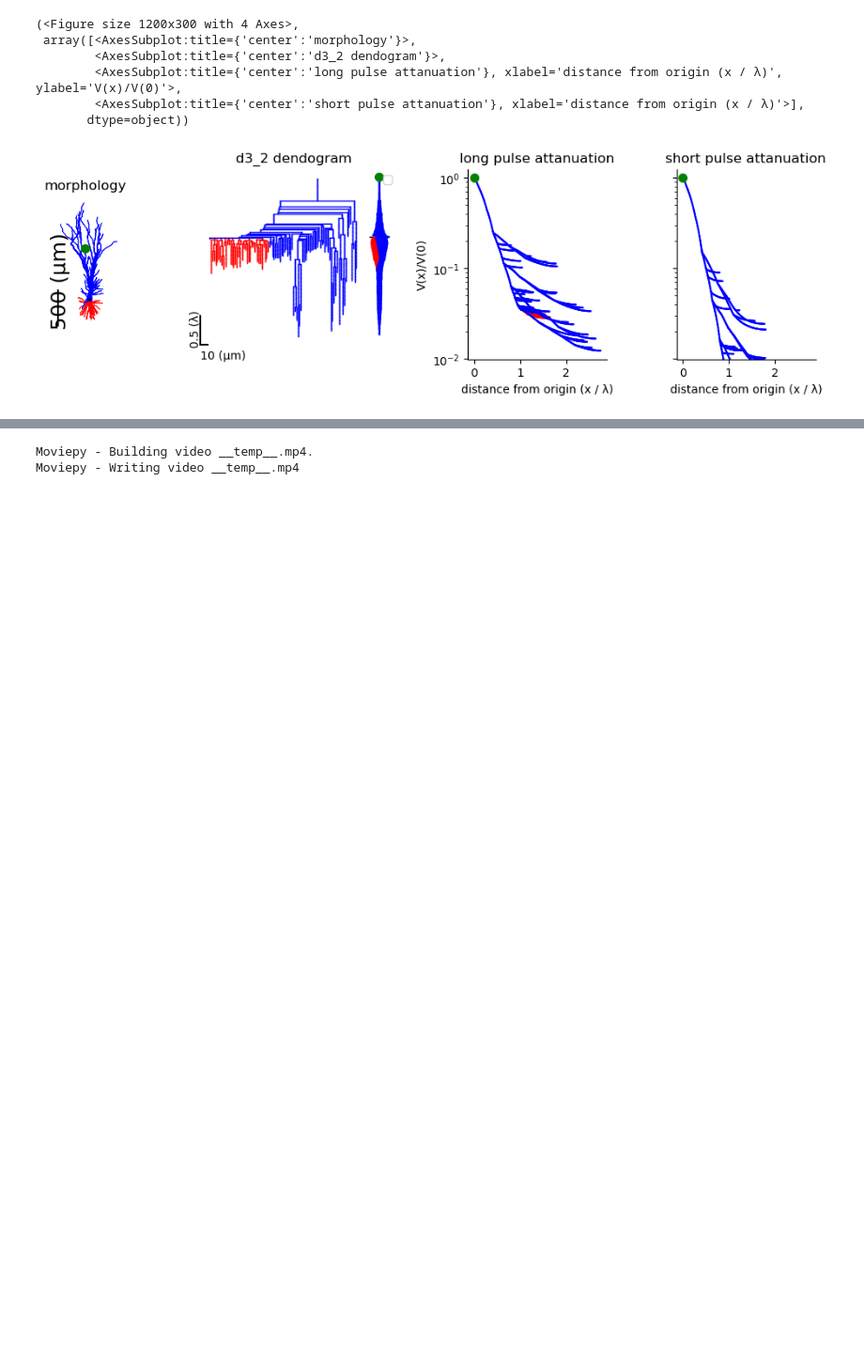
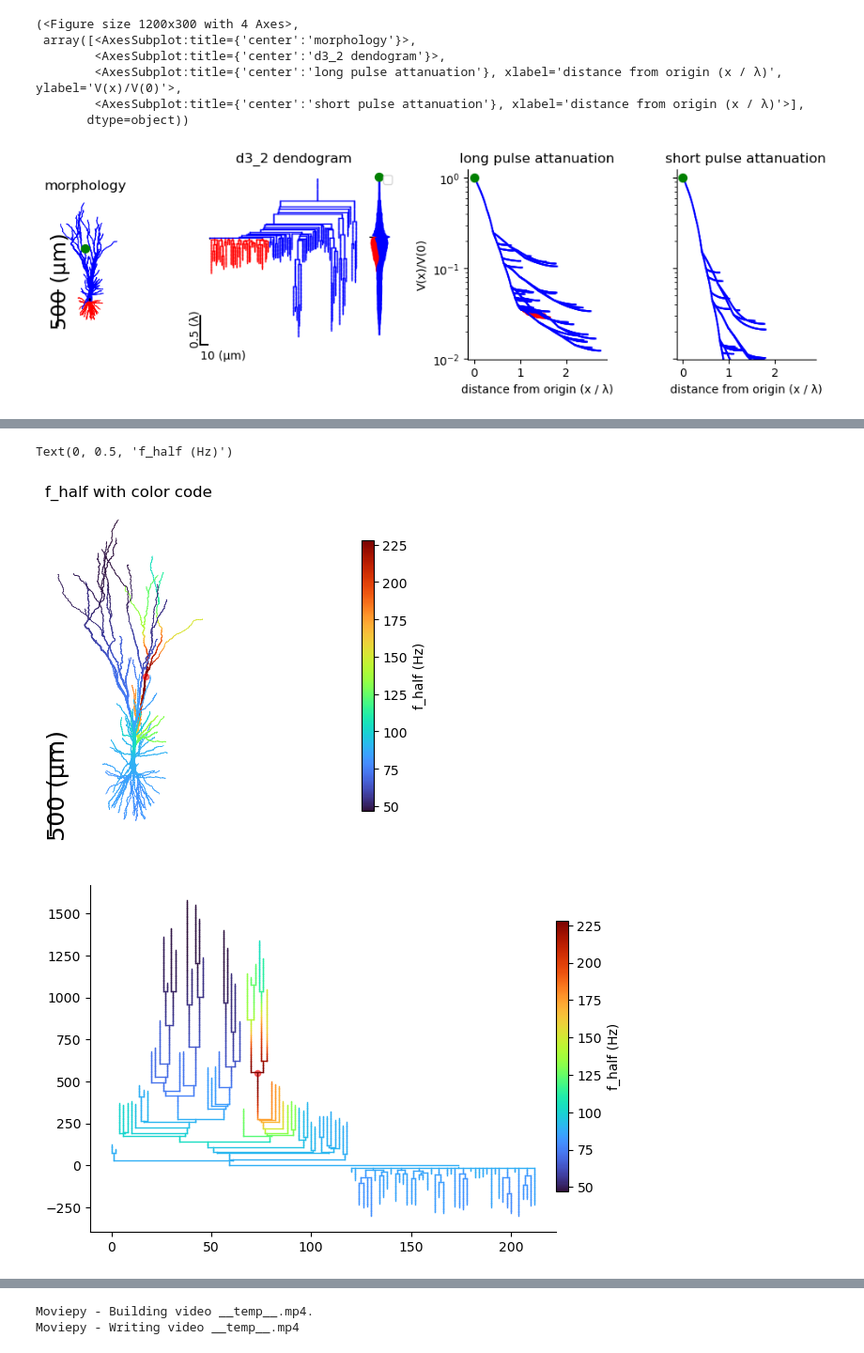
Before and after one commit to YoniLeibner/Neuron_analysis_tool, a Jupyter notebook: Neuron_analysis_tool/example.ipynb, the cells around one changed output, grey strips where cells are left out. Shown at 94% size. Saved outputs shown, nothing was run; the diff lists cells and outputs as text; code cells hidden in the pictures; blank space fills up the shorter version.

```diff
--- a/Neuron_analysis_tool/example.ipynb
+++ b/Neuron_analysis_tool/example.ipynb
@@ -66,0 +66,33 @@ Text(0, 0.5, 'Rin (M ohm)')
+# %%
+hot_spots = [list(analyser.cell.apic[43])[-1], list(analyser.cell.apic[64])[-1], list(analyser.cell.apic[77])[-1]]
+
+freqs = np.concatenate([np.arange(0, 1, 0.05), np.arange(1, 10, 0.1), np.arange(10, 1000,1)])
+def transfer_freq(seg1, seg2, freqs = freqs):
+    imp = h.Impedance(seg1.x, sec=seg1.sec)
+    imp.loc(seg1.x, sec=seg1.sec)
+    transfer = []
+    for freq in freqs:
+        imp.compute(freq)
+        transfer.append(imp.transfer(seg2.x, sec=seg2.sec))
+    return freqs, np.array(transfer)
+# %%
+
+def f_half(seg):
+    f, R_tr = transfer_freq(seg, hot_spots[0])
+    f_half = f[R_tr<R_tr.mean()][0]
+    return f_half
+
+seg_to_indicate_dict={hot_spots[0]:dict(color='r', alpha=0.5, size=20)}
+plt.title('f_half with color code')
+ax, color_bar, colors=analyser.plot_morph_with_value_func(func = f_half, run_time=1000, theta=-75, scale=500,
+                                                          diam_factor=0.5, seg_to_indicate_dict=seg_to_indicate_dict)#, colors=colors)
+color_bar.set_ylabel('f_half (Hz)')
+
+plt.figure()
+ax, x_pos, cax, colors = analyser.plot_dendogram_with_value_func(func = None, diam_factor=None, colors=colors,
+                                                                 segs_to_indecate=seg_to_indicate_dict)
+cax.set_ylabel('f_half (Hz)')
+# %% [output]
+Text(0, 0.5, 'f_half (Hz)')
+[figure, added]
+[figure, added]
```
Also changed, not shown: parts of 18 cells of this notebook, 12 other files.
